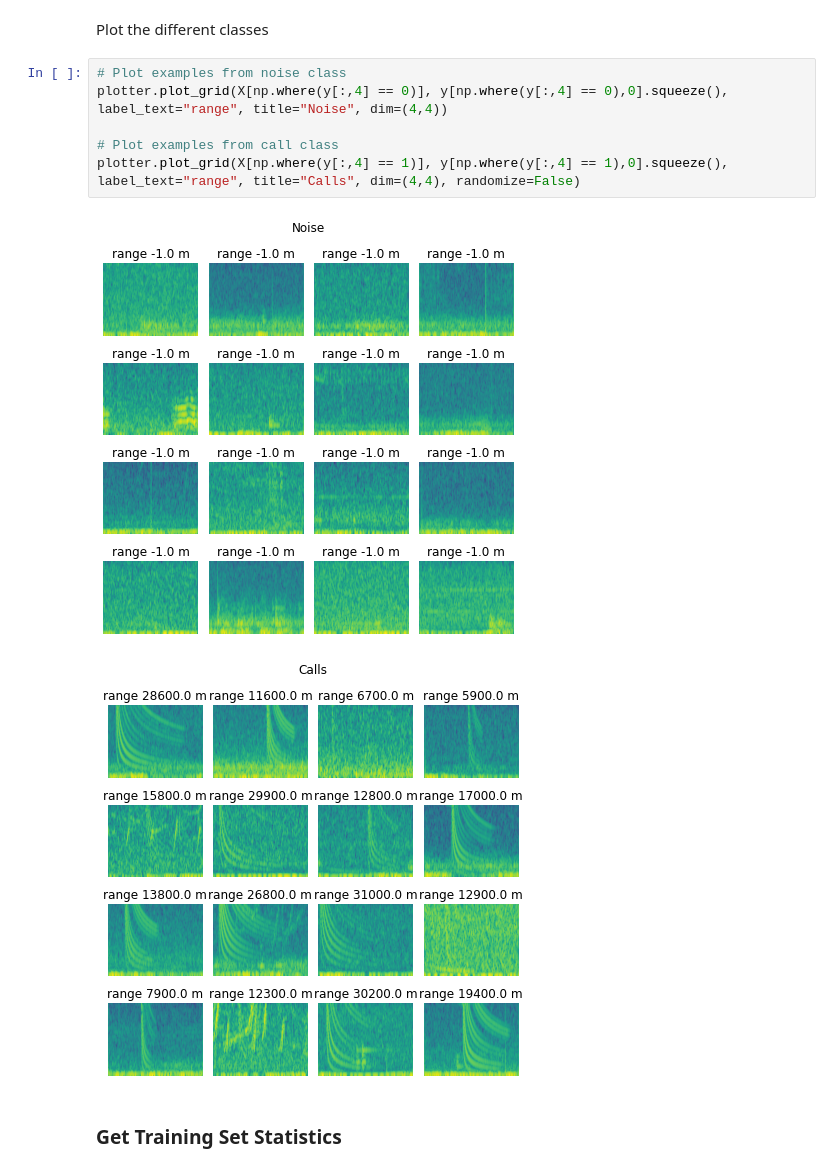
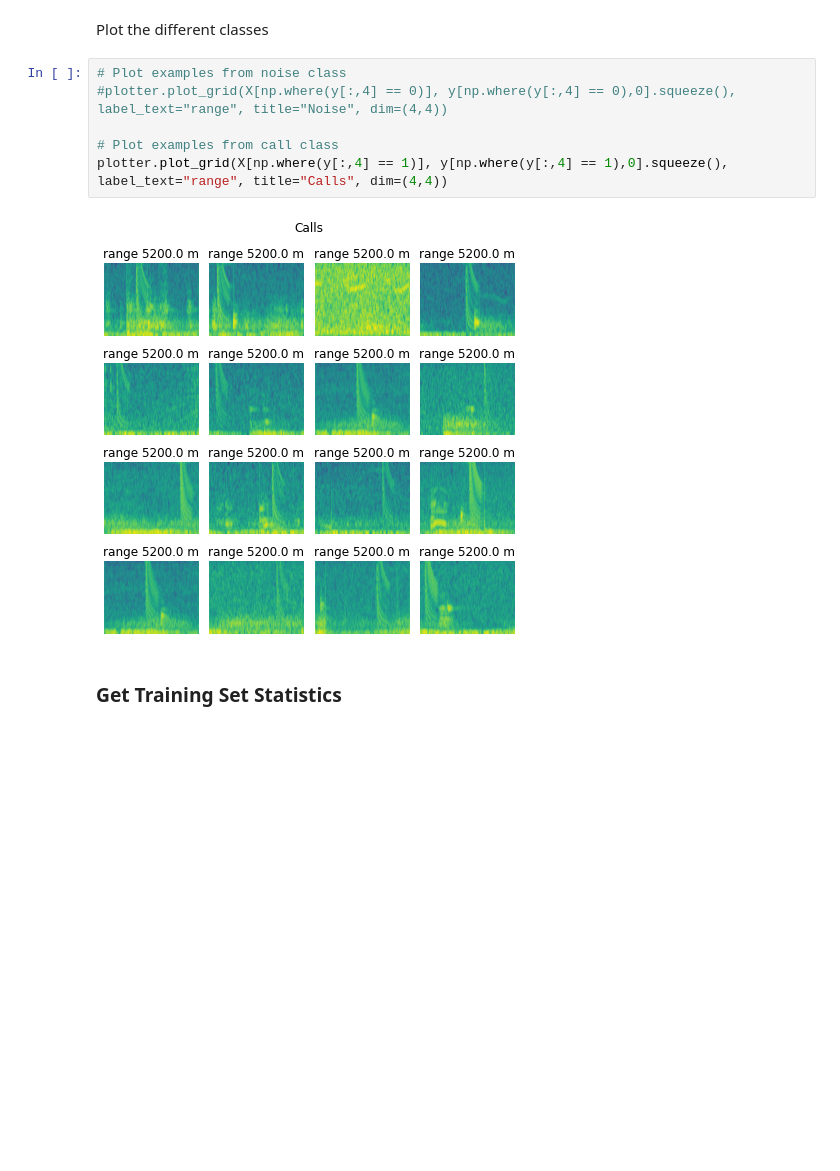
Before and after one commit to whoi-mars/detect_and_range, a Jupyter notebook: create_data.ipynb, the cells around one changed output. Cells and saved outputs as stored; diff of their text form; blank space fills up the shorter version.

```diff
--- a/create_data.ipynb
+++ b/create_data.ipynb
@@ -120,13 +116,12 @@ Text(0, 0.5, 'Number of Examples')
 Plot the different classes
 # %%
 # Plot examples from noise class
-plotter.plot_grid(X[np.where(y[:,4] == 0)], y[np.where(y[:,4] == 0),0].squeeze(), label_text="range", title="Noise", dim=(4,4))
+#plotter.plot_grid(X[np.where(y[:,4] == 0)], y[np.where(y[:,4] == 0),0].squeeze(), label_text="range", title="Noise", dim=(4,4))
 
 # Plot examples from call class
-plotter.plot_grid(X[np.where(y[:,4] == 1)], y[np.where(y[:,4] == 1),0].squeeze(), label_text="range", title="Calls", dim=(4,4), randomize=False)
+plotter.plot_grid(X[np.where(y[:,4] == 1)], y[np.where(y[:,4] == 1),0].squeeze(), label_text="range", title="Calls", dim=(4,4))
 # %% [output]
-[figure, old version]
+[figure, new version]
-[figure, removed]
 # %% [markdown]
 ### Get Training Set Statistics
 # %%
```
Also changed, not shown: parts of 9 cells of this notebook.
